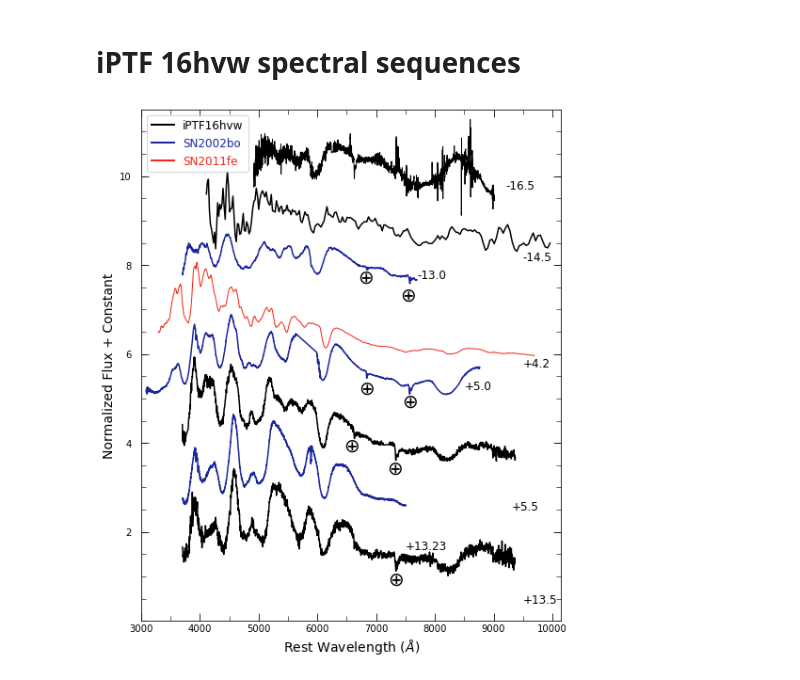
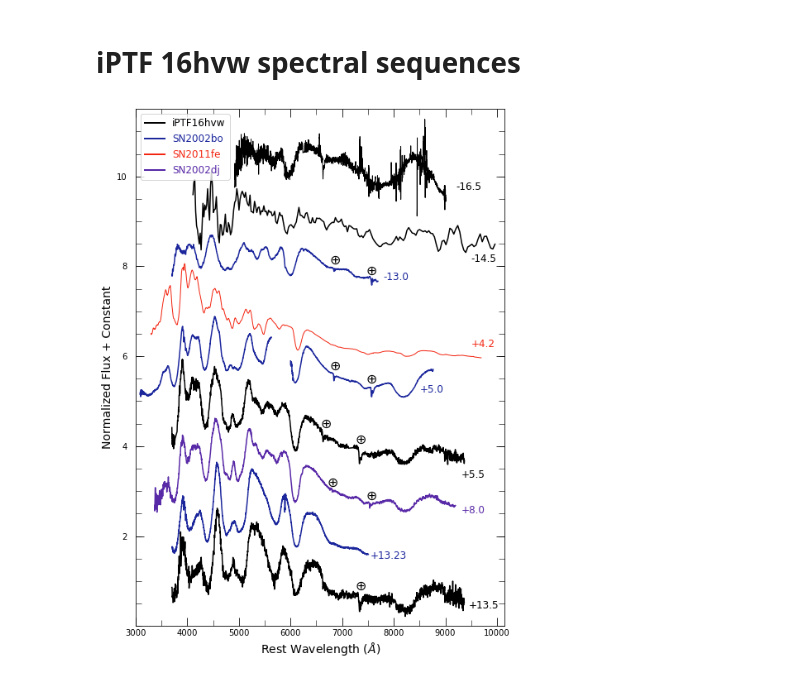
Before and after one commit to adamamiller/iptf16hvw-1, a Jupyter notebook: Spectral Analysis - iPTF16hvw.ipynb, the cells around one changed output. Saved outputs shown, nothing was run; the diff lists cells and outputs as text; code cells hidden in the pictures.

Commit message:
Finishing touches on figure 1

```diff
--- a/Spectral Analysis - iPTF16hvw.ipynb
+++ b/Spectral Analysis - iPTF16hvw.ipynb
@@ -640,14 +625,14 @@ Si II 5972 absorption velocity +13.5 days:   14670.904263234586 km/s
 # %%
 Fig1_2002bo = SN2002bo.find_spectra(-16.5)
 # %%
-f, ax = plt.subplots(figsize=(8,10))
+f, ax = plt.subplots(figsize=(8,11.5))
 
 plt.ylabel('Normalized Flux + Constant', fontsize=14)
 plt.xlabel('Rest Wavelength ($\AA$)', fontsize=14)
 
 #plot phase = -16.5
 plt.plot(hvw1_wavelength, hvw1_flux + 9.2, color='black', lw=1 , label="iPTF16hvw")
-plt.text(9200, 9.7, "-16.5", fontsize=12)
+plt.text(9200, 9.7, "-16.5", fontsize=12,color='black')
 
 
 
@@ -655,12 +640,15 @@ plt.text(9200, 9.7, "-16.5", fontsize=12)
 Fig1_2002bo_trimmed = Trim(Fig1_2002bo, 3700, 10000)
 #plot phase = -13
 plt.plot(Fig1_2002bo_trimmed['Wavelength'], Fig1_2002bo_trimmed['Flux'] + 7.4, color='#1c279c' ,lw=1.5, label='SN2002bo')
-plt.text(7700, 7.7, "-13.0", fontsize=12, color='black')
+plt.text(7800, 7.7, "-13.0", fontsize=12, color='#1c279c')
 
 
 #plot phase = 4.2
 plt.plot(Comp_2011fe1.data['Wavelength'], Comp_2011fe1.data['Flux'] +5.9, color='#f32612', lw=1, label='SN2011fe')
-plt.text(9500, 5.7, "+4.2", fontsize=12, color='black')
+plt.text(9500, 6.2, "+4.2", fontsize=12, color='#f32612')
+plt.plot(Comp_2002dj1.data['Wavelength'], Comp_2002dj1.data['Flux'] +2.5, color='#592aa7', label= "SN2002dj",lw=1.5)
+plt.text(9300, 2.5, "+8.0", fontsize=12, color='#592aa7')
+
 leg = ax.legend(loc=2, fontsize=12)
 for line in leg.get_lines():
     line.set_linewidth(2.0)
@@ -668,6 +656,7 @@ for line in leg.get_lines():
 labels = leg.get_texts()
 labels[1].set_color('#1c279c')
 labels[2].set_color('#f32612')
+labels[3].set_color('#592aa7')
 #plt.legend(loc=2)
 #iPTF16hvw
 
@@ -676,56 +665,64 @@ labels[2].set_color('#f32612')
 #plot phase = -14.5
 hvw2_trimmed = Trim(iPTF16hvw.spectra[1], 4100, 10000)
 plt.plot(hvw2_trimmed['Wavelength'], hvw2_trimmed['Flux'] + 8.2, color='black', lw=1.5)
-plt.text(9500, 8.1 , "-14.5", fontsize=12)
+plt.text(9500, 8.1 , "-14.5", fontsize=12, color='black')
 
 #plot phase = +5.5
 
 hvw3_trimmed = Trim(iPTF16hvw.spectra[2], 3700, 10000)
 plt.plot(hvw3_trimmed['Wavelength'], hvw3_trimmed['Flux'] + 3.5, color='black', lw=1.5)
-plt.text(9300, 2.5, "+5.5", fontsize=12)
+plt.text(9300, 3.3, "+5.5", fontsize=12,  color='black')
 
 #plot phase = +13.5
 hvw4_trimmed = Trim(iPTF16hvw.spectra[3], 3700, 10000)
 
-plt.plot(hvw4_trimmed['Wavelength'], hvw4_trimmed['Flux']+1 , color='black', lw=1.5 )
-plt.text(9500, .4, "+13.5", fontsize=12)
+plt.plot(hvw4_trimmed['Wavelength'], hvw4_trimmed['Flux']+.2 , color='black', lw=1.5 )
+plt.text(9450, .4, "+13.5", fontsize=12, color='black')
 
 
 
 
 #plot phase = 5
-plt.plot(Comp_2002bo1.data['Wavelength'], Comp_2002bo1.data['Flux'] + 5, color='#1c279c' , lw=1.5)
-plt.text(8500, 5.2, "+5.0", fontsize=12, color='black')
+Comp_2002bo1_trimmed1 = Trim(Comp_2002bo1, 0, 5627)
+Comp_2002bo1_trimmed2 = Trim(Comp_2002bo1, 6000, 10000)
+plt.plot(Comp_2002bo1_trimmed1['Wavelength'], Comp_2002bo1_trimmed1['Flux'] + 5, color='#1c279c' , lw=1.5)
+plt.plot(Comp_2002bo1_trimmed2['Wavelength'], Comp_2002bo1_trimmed2['Flux'] + 5, color='#1c279c' , lw=1.5)
+plt.text(8500, 5.2, "+5.0", fontsize=12, color='#1c279c')
+#plot phase = 13
+plt.plot(Comp_2002bo2.data['Wavelength'], Comp_2002bo2.data['Flux'] +1.3, color='#1c279c', lw=1.5)
+plt.text(7550, 1.5, "+13.23", fontsize=12, color='#1c279c')
 
-#plot phase = 13
-plt.plot(Comp_2002bo2.data['Wavelength'], Comp_2002bo2.data['Flux'] +2.3, color='#1c279c', lw=1.5)
-plt.text(7500, 1.6, "+13.23", fontsize=12, color='black')
+
+
 
 #include note of atmospheric absorption lines
-plt.text(7430, 4.8 , '$\oplus$', fontsize = 20)
-plt.text(6700, 5.1 , '$\oplus$', fontsize = 20)
-plt.text(7180, 3.3 , '$\oplus$', fontsize = 20)
-plt.text(7200, .8 , '$\oplus$', fontsize = 20)
-plt.text(7400,7.2 , '$\oplus$', fontsize = 20)
-plt.text(6690,7.6 , '$\oplus$', fontsize = 20)
-plt.text(6450,3.8, '$\oplus$', fontsize = 20)
+plt.text(7450, 5.4 , '$\oplus$', fontsize =16)
+plt.text(6750, 5.7 , '$\oplus$', fontsize = 16)
+plt.text(7250, 4.05 , '$\oplus$', fontsize = 16)
+plt.text(7250, .8, '$\oplus$', fontsize =16)
+plt.text(7450,7.805 , '$\oplus$', fontsize = 16)
+plt.text(6750,8.05 , '$\oplus$', fontsize = 16)
+plt.text(6570,4.4, '$\oplus$', fontsize = 16)
+
+plt.text(6700,3.1 , '$\oplus$', fontsize = 16)
+plt.text(7450,2.8, '$\oplus$', fontsize = 16)
 
 xticks = np.linspace(3500, 9500, 7)
 yticks = np.linspace(0, 11, 23)
 
 plt.xlim([3000, 10150])
 plt.ylim([0,11.5])
-plt.tick_params(direction="in" ,length=8,top=True, right=True,which='major' )
+plt.tick_params(direction="in" ,length=10,top=True, right=True,which='major' )
 ax.tick_params(axis='y', pad=10)
 ax.set_xticks(xticks, minor=True)
 
 locs, labels = plt.yticks()
 plt.yticks([2,4,6,8,10])
 
 ax.set_yticks(yticks,  minor=True)
 #ax.set_yticklabels()
-plt.tick_params(direction="in" ,length=5,top=True, right=True,which='minor' )
+plt.tick_params(direction="in" ,length=7,top=True, right=True,which='minor' )
 plt.savefig('../paper/figures/figure1.pdf')
 plt.show()
 # %% [output]
-[figure, old version]
+[figure, new version]
```
Also changed, not shown: parts of 7 cells of this notebook, 1 other file.
